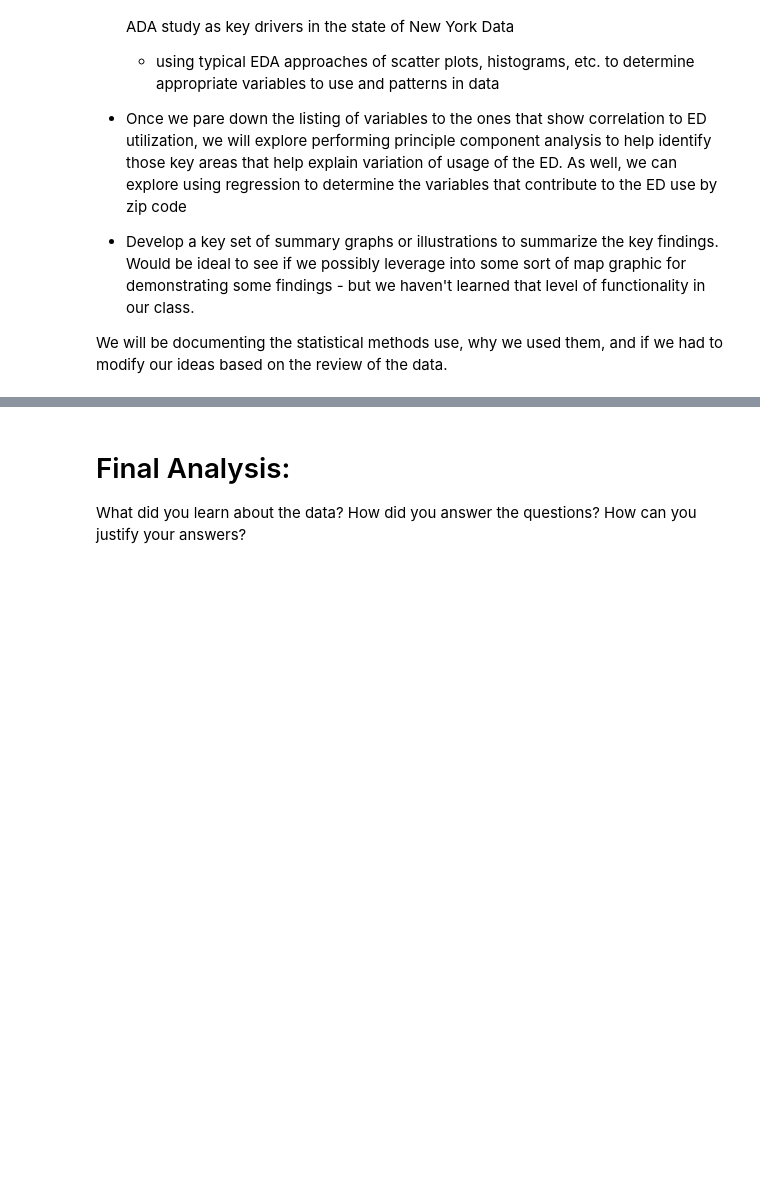
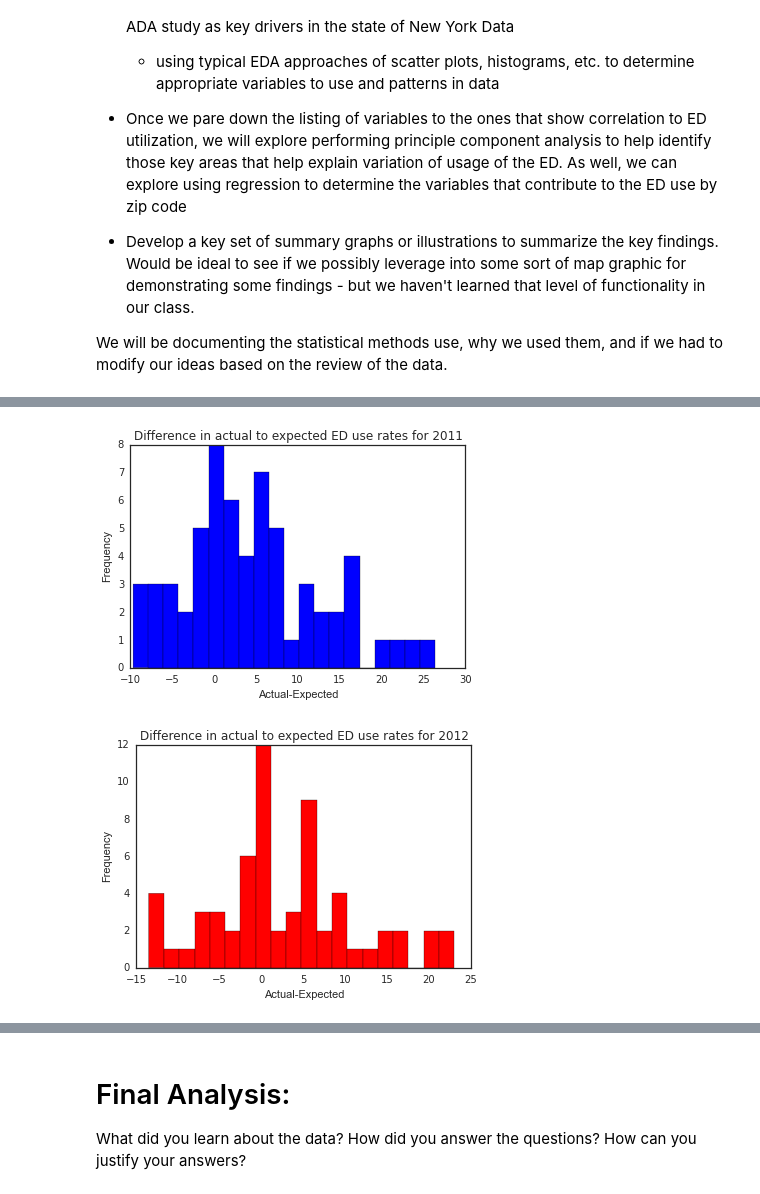
Before and after one commit to SumanthMeenan/CS109-1, a Jupyter notebook: CS109Project.ipynb, the cells around one changed output, grey strips where cells are left out. Drawn from its saved outputs; the diff is of its cells as text; code cells hidden in the pictures; blank space fills up the shorter version.

Commit message:
Jeff Vipond update on 3 variables to explore 120514
Jeff update on 3 variables 120514

```diff
--- a/CS109Project.ipynb
+++ b/CS109Project.ipynb
@@ -105,0 +145,20 @@ We will be documenting the statistical methods use, why we used them, and if we
+# %%
+# read in the ed utilization from the NY website
+
+# first provide the URL string with the csv location
+url_str = "https://health.data.ny.gov/api/views/f8ue-xzy3/rows.csv?accessType=DOWNLOAD"
+
+# then read csv file as a pandas dataframe
+EDuse = pd.read_csv(url_str)
+
+# delete out the overall total - not a true county
+EDuse = EDuse[EDuse['Patient County Name'] != 'Statewide']
+
+print EDuse.count()
+
+# there are 62 counties in New York and this covers 2 years, so that explains the duplicate county names and matches the actual number of counties
+
+# let's assign our target variable if the difference in rates is >0 (indicating a place we are trying to explore)
+EDuse['ED Opp'] = EDuse['Difference in Rates'].apply(lambda x: 0 if x < 0 else 1)
+
+print EDuse.head()
@@ -105,0 +225,24 @@ We will be documenting the statistical methods use, why we used them, and if we
+# %%
+# split out datasets into 2011 year and 2012 years
+EDuse2012 = ppv_county[ppv_county['Discharge Year'] == 2012]
+EDuse2011 = ppv_county[ppv_county['Discharge Year'] == 2011]
+# %%
+# plot the distribution of the rates across zip codes in the state -
+plt.plot(subplots=True)
+plt.hist(EDuse2011['Difference in Rates'].values, bins = 20,color='b')
+plt.title('Difference in actual to expected ED use rates for 2011')
+plt.xlabel('Actual-Expected')
+plt.ylabel('Frequency')
+plt.show()
+
+
+# plot the distribution of the rates across zip codes in the state - do
+plt.plot(subplots=True)
+plt.hist(EDuse2012['Difference in Rates'].values, bins = 20, color='r')
+plt.title('Difference in actual to expected ED use rates for 2012')
+plt.xlabel('Actual-Expected')
+plt.ylabel('Frequency')
+plt.show()
+# %% [output]
+[figure, added]
+[figure, added]
```
Also changed, not shown: parts of 52 cells of this notebook.
